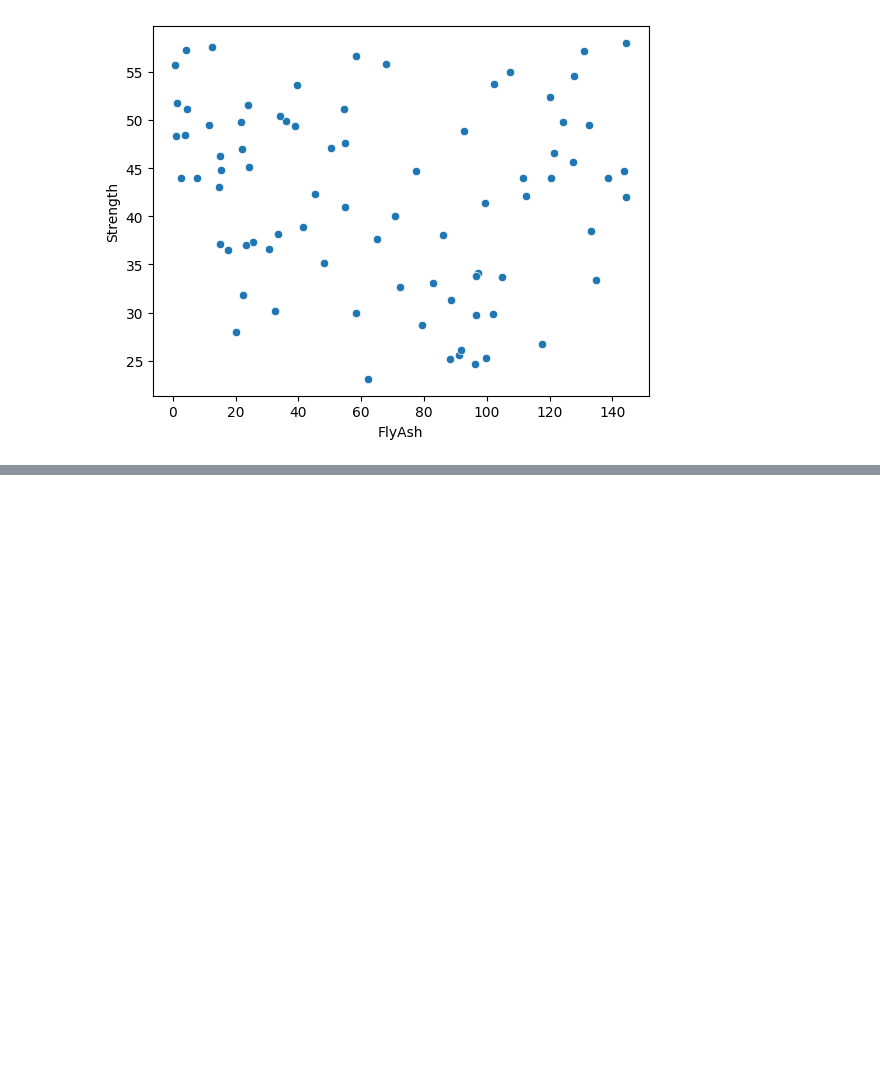
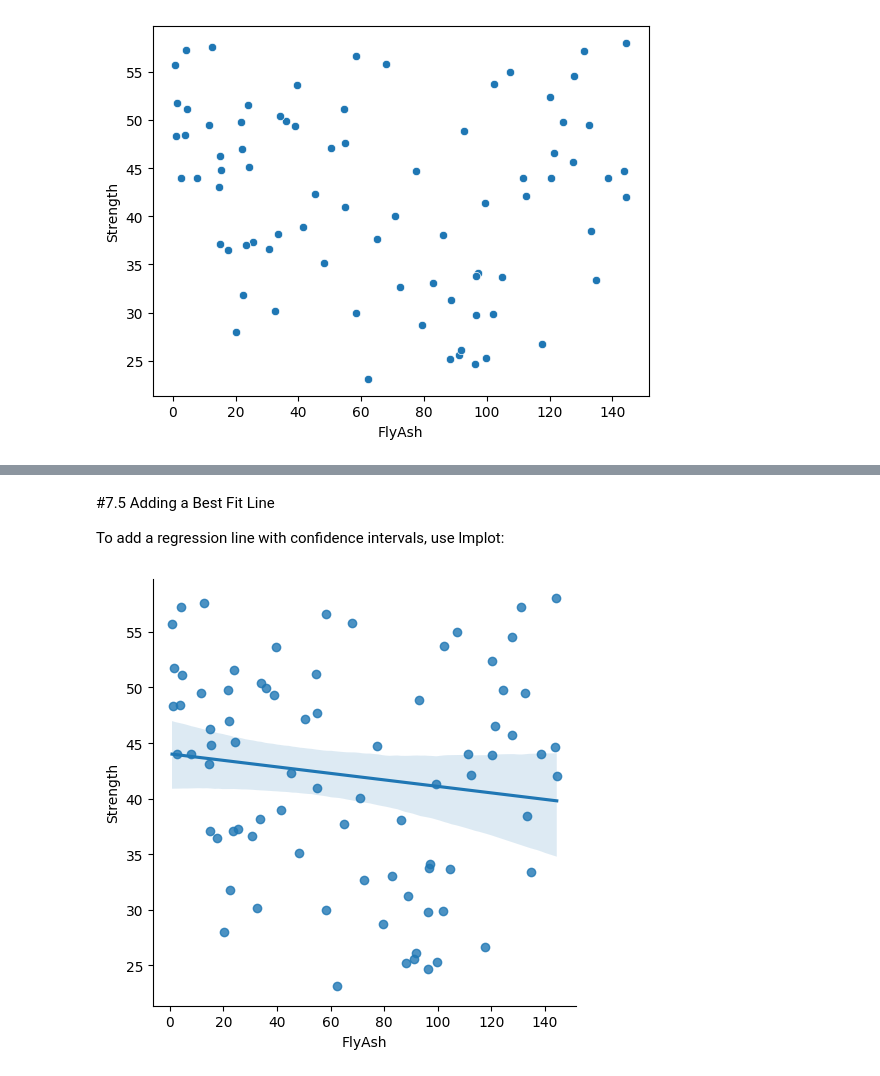
Before and after one commit to Aishaamalik/Data-Analysis-Intern, a Jupyter notebook: week_0.ipynb, the cells around one changed output, grey strips where cells are left out. Cells and saved outputs as stored; diff of their text form; code cells hidden in the pictures; blank space fills up the shorter version.

```diff
--- a/week_0.ipynb
+++ b/week_0.ipynb
@@ -1451,0 +1463,8 @@ sns.scatterplot(x="FlyAsh", y="Strength", data=con);
+# %% [markdown]
+#7.5 Adding a Best Fit Line
+
+To add a regression line with confidence intervals, use lmplot:
+# %%
+sns.lmplot(x="FlyAsh", y="Strength", data=con);
+# %% [output]
+[figure, added]
```
Also changed, not shown: parts of 11 cells of this notebook.
